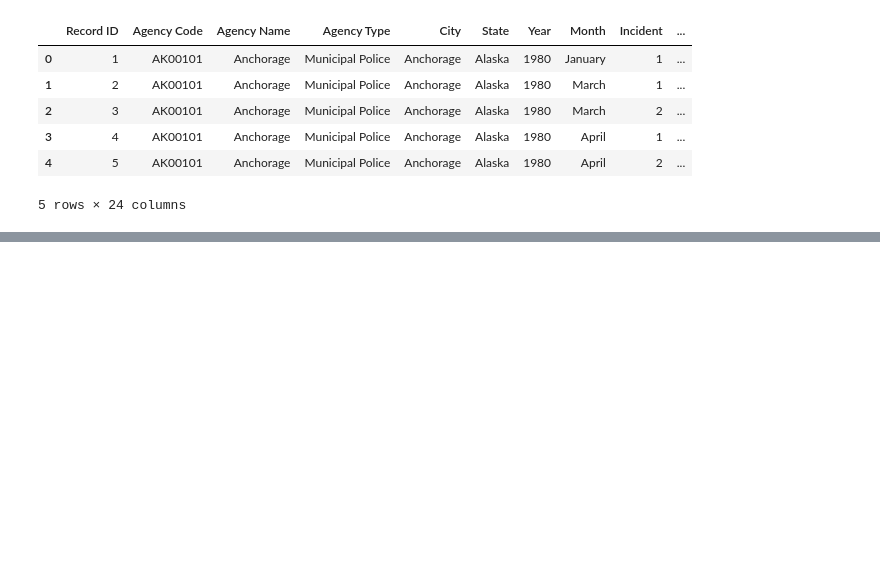
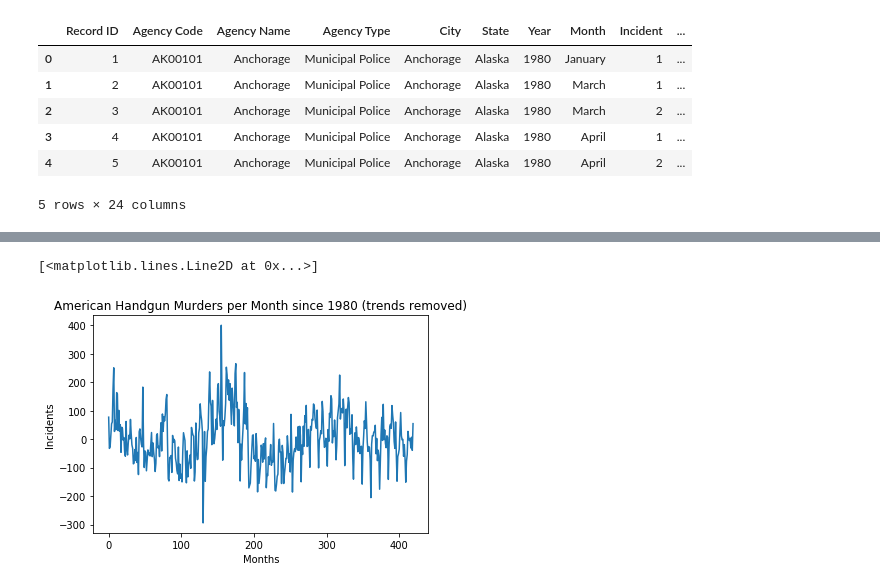
Before and after one commit to mathSlug/crime-analysis, a Jupyter notebook: capstoneTimeSeries/Gun_Violence.ipynb, the cells around one changed output, grey strips where cells are left out. Drawn from its saved outputs; the diff is of its cells as text; code cells hidden in the pictures; blank space fills up the shorter version.

```diff
--- a/capstoneTimeSeries/Gun_Violence.ipynb
+++ b/capstoneTimeSeries/Gun_Violence.ipynb
@@ -39,3 +54,8 @@ crimes_month.head()
 #std = stdev(crimes_month.y)
 #avg = mean(crimes_month.y)
 #crimes_month.y = (crimes_month.y - avg)/std
+# %%
+premodel = Prophet(weekly_seasonality=False, daily_seasonality=False, yearly_seasonality=False,
+               seasonality_mode='multiplicative').fit(crimes_month)
+prefuture = premodel.make_future_dataframe(periods = 0, freq = 'M')
+prefcst = premodel.predict(prefuture)
@@ -41,0 +73,8 @@ crimes_month.head()
+# %%
+matplotlib.pyplot.title("American Handgun Murders per Month since 1980 (trends removed)")
+matplotlib.pyplot.ylabel("Incidents")
+matplotlib.pyplot.xlabel("Months")
+matplotlib.pyplot.plot(crimes_month.y - prefcst.trend)
+# %% [output]
+[<matplotlib.lines.Line2D at 0x...>]
+[figure, added]
```
Also changed, not shown: parts of 9 cells of this notebook, 1 other file.
